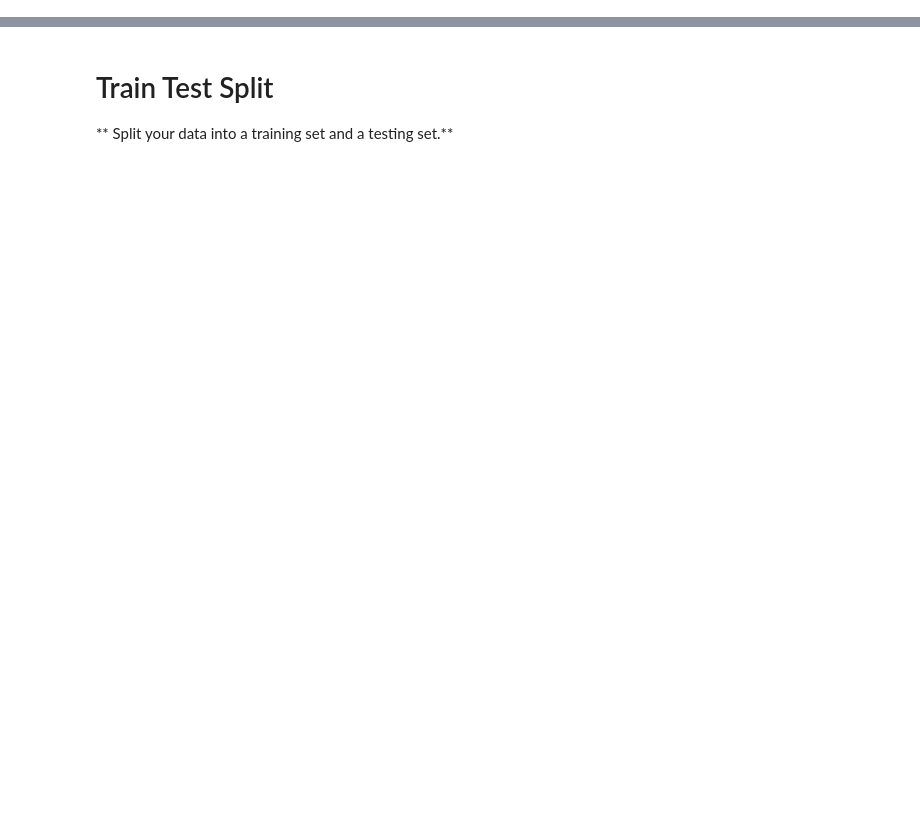
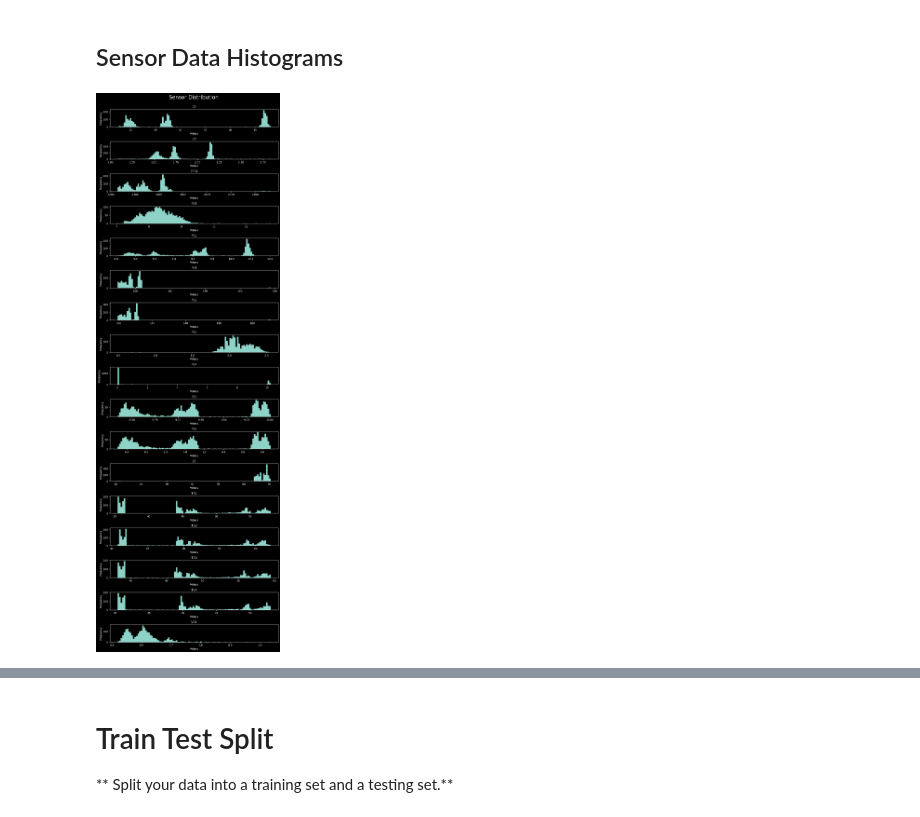
Before and after one commit to PerryLi2008/hydraulic_system, a Jupyter notebook: Hydraulic systems stability study.ipynb, the cells around one changed output, grey strips where cells are left out. Cells and saved outputs as stored; diff of their text form; code cells hidden in the pictures; blank space fills up the shorter version.

```diff
--- a/Hydraulic systems stability study.ipynb
+++ b/Hydraulic systems stability study.ipynb
@@ -161,0 +100,28 @@ hydraulic.head()
+# %% [markdown]
+## Sensor Data Histograms
+# %%
+# Define the list of sensor columns
+sensor_columns = ['CE', 'CP', 'EPS1', 'FS1', 'FS2', 'PS1', 'PS2', 'PS3', 'PS4', 'PS5',
+                  'PS6', 'SE', 'TS1', 'TS2', 'TS3', 'TS4', 'VS1']
+
+# Create subplots for each sensor
+fig, axes = plt.subplots(nrows=len(sensor_columns), figsize=(10, 30))
+
+# Set the title for the whole figure
+fig.suptitle('Sensor Distribution', fontsize=20, x=.53, y=1)
+
+# Iterate over each sensor column and plot histogram
+for i, column in enumerate(sensor_columns):
+    ax = axes[i]
+    ax.hist(hydraulic_df[column], bins=100)
+    ax.set_title(column)
+    ax.set_xlabel('Values')
+    ax.set_ylabel('Frequency')
+
+# Adjust spacing between subplots
+plt.tight_layout()
+
+# Show the plot
+plt.show()
+# %% [output]
+[figure, added]
```
Also changed, not shown: parts of 102 cells of this notebook, 25 other files.
